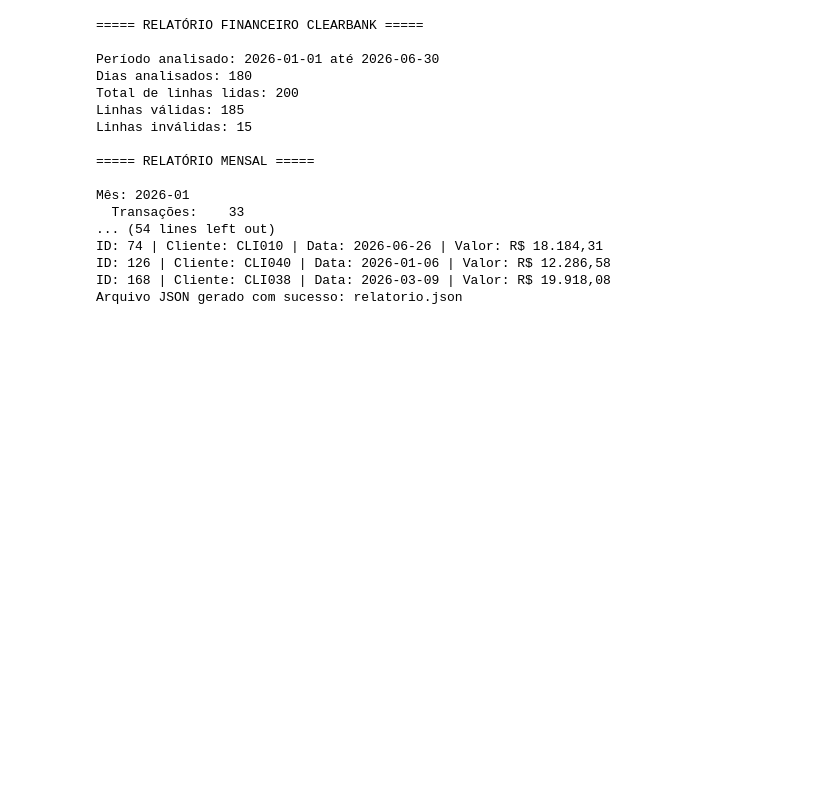
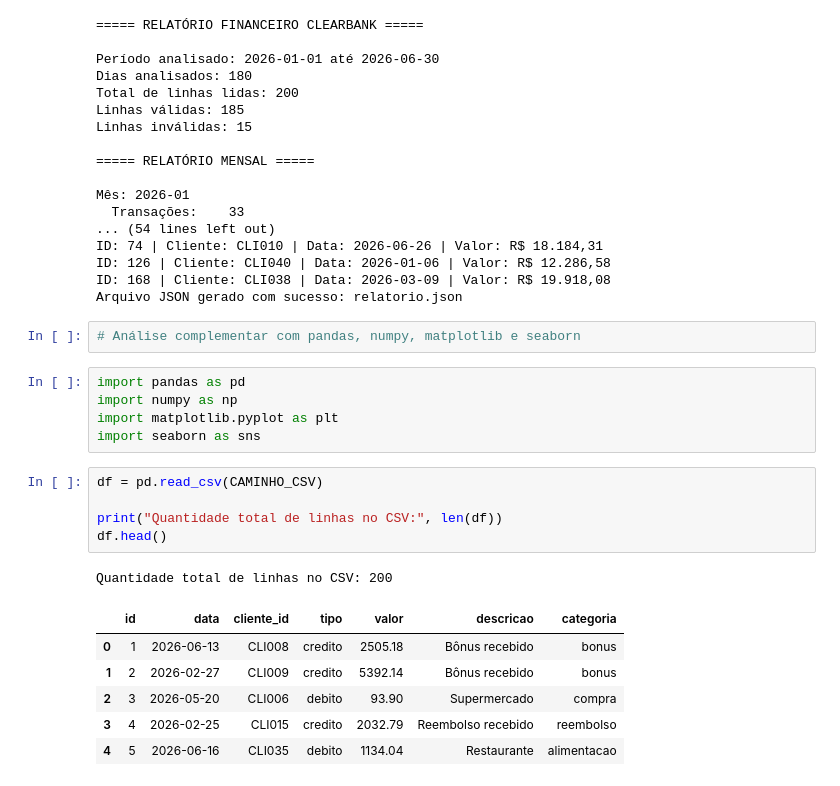
Before and after one commit to driman-systems/clearbank-analise, a Jupyter notebook: desafio-final.ipynb, the cells around one changed output. Drawn from its saved outputs; the diff is of its cells as text; blank space fills up the shorter version.

```diff
--- a/desafio-final.ipynb
+++ b/desafio-final.ipynb
@@ -353,3 +343,23 @@ ID: 74 | Cliente: CLI010 | Data: 2026-06-26 | Valor: R$ 18.184,31
 ID: 126 | Cliente: CLI040 | Data: 2026-01-06 | Valor: R$ 12.286,58
 ID: 168 | Cliente: CLI038 | Data: 2026-03-09 | Valor: R$ 19.918,08
 Arquivo JSON gerado com sucesso: relatorio.json
+# %%
+# Análise complementar com pandas, numpy, matplotlib e seaborn
+# %%
+import pandas as pd
+import numpy as np
+import matplotlib.pyplot as plt
+import seaborn as sns
+# %%
+df = pd.read_csv(CAMINHO_CSV)
+
+print("Quantidade total de linhas no CSV:", len(df))
+df.head()
+# %% [output]
+Quantidade total de linhas no CSV: 200
+|  | id | data | cliente_id | tipo | valor | descricao | categoria |
+| 0 | 1 | 2026-06-13 | CLI008 | credito | 2505.18 | Bônus recebido | bonus |
+| 1 | 2 | 2026-02-27 | CLI009 | credito | 5392.14 | Bônus recebido | bonus |
+| 2 | 3 | 2026-05-20 | CLI006 | debito | 93.90 | Supermercado | compra |
+| 3 | 4 | 2026-02-25 | CLI015 | credito | 2032.79 | Reembolso recebido | reembolso |
+| 4 | 5 | 2026-06-16 | CLI035 | debito | 1134.04 | Restaurante | alimentacao |
```
Also changed, not shown: parts of 8 cells of this notebook, 2 other files.
